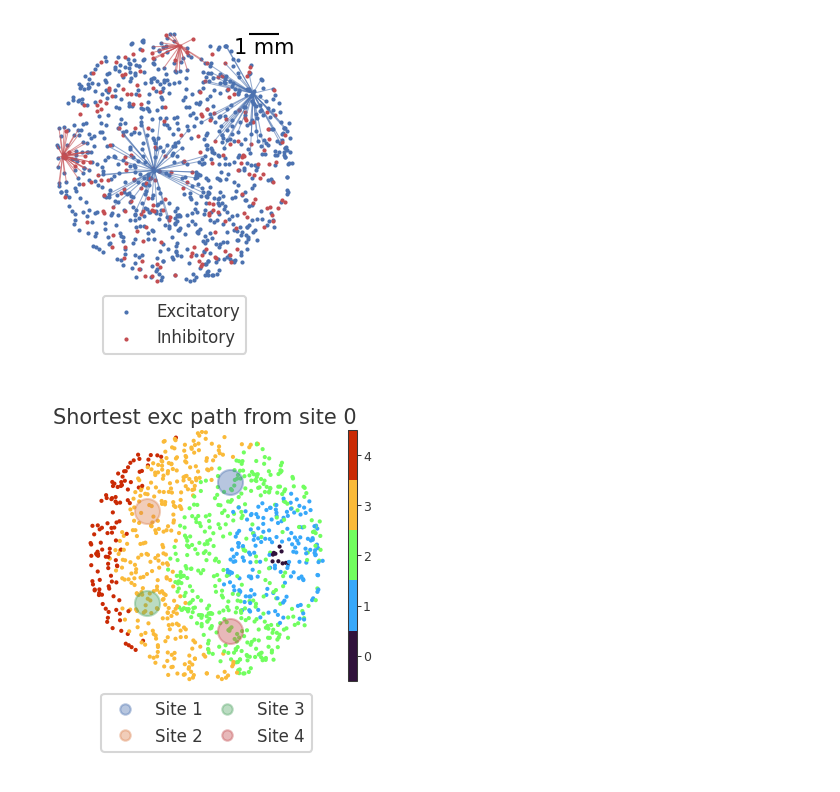
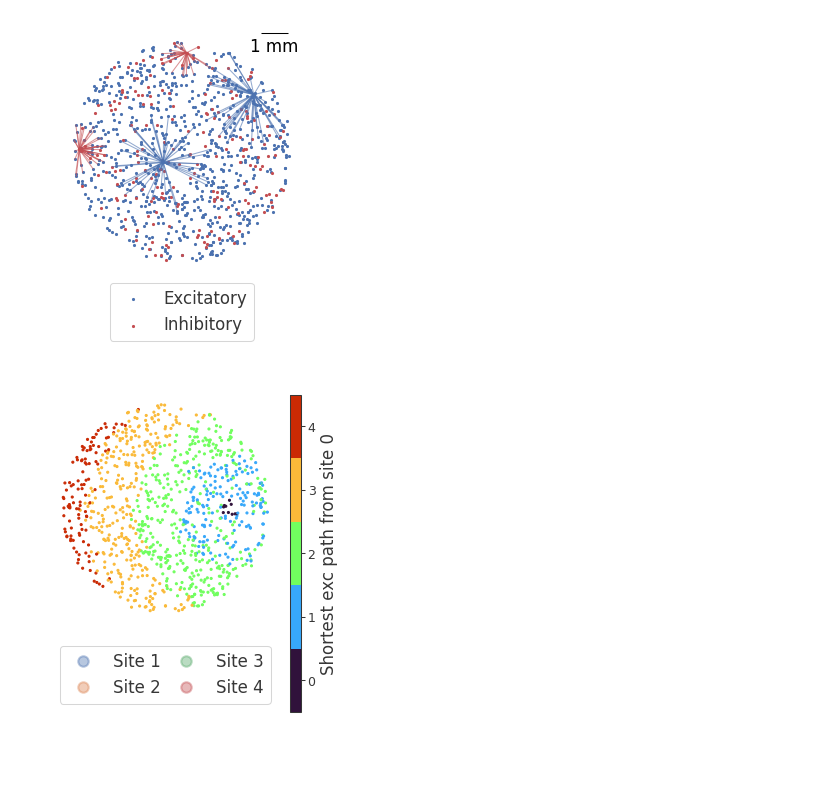
Before and after one commit to kernfel/plasticity-synergy-deviance-detection-history, a Jupyter notebook: Fig1-structure.ipynb, the cells around one changed output. Saved outputs shown, nothing was run; the diff lists cells and outputs as text; code cells hidden in the pictures; blank space fills up the shorter version.

```diff
--- a/Fig1-structure.ipynb
+++ b/Fig1-structure.ipynb
@@ -44,60 +46,60 @@ dA, dA_max = get_distance_to_stim(cfg.stimuli['A'])
 dB, dB_max = get_distance_to_stim(cfg.stimuli['B'])
 dmax = max(dA_max, dB_max) - 1
 # %%
-def plot_structure(ax):
+def plot_structure(ax, lax):
     ax.scatter(X[:cfg.params['N_exc']], Y[:cfg.params['N_exc']], s=1, c='b', label='Excitatory')
     ax.scatter(X[cfg.params['N_exc']:], Y[cfg.params['N_exc']:], s=1, c='r', label='Inhibitory')
+    lax.scatter([], [], s=1, c='b', label='Excitatory')
+    lax.scatter([], [], s=1, c='r', label='Inhibitory')
     for i in (0, 17):
         for j in np.flatnonzero(W[i]):
             ax.plot((X[i], X[j]), (Y[i], Y[j]), c='b', lw=.5, alpha=.6)
     for i in (903,908):
         for j in np.flatnonzero(W[i]):
             ax.plot((X[i], X[j]), (Y[i], Y[j]), c='r', lw=.5, alpha=.6)
     # ax.plot([], c='C9', label='Sample exc projections')
     # ax.plot([], c='C5', label='Sample inh projections')
 
-    ax.add_artist(AnchoredSizeBar(ax.transData, 1*mm, '1 mm', 'upper right', frameon=False, borderpad=0, **styling.annotation_kwargs))
-
-    ax.legend(loc='lower center')
+    ax.add_artist(AnchoredSizeBar(ax.transData, 1*mm, '1 mm', 'upper right', frameon=False, borderpad=0, fontproperties={'size': styling.annotation_kwargs['fontsize']}))
 
     ax.set_xticks([])
     ax.set_yticks([])
+    ax.set_aspect('equal')
     sns.despine(ax=ax, left=True, bottom=True)
 
-fig = plt.figure(figsize=(1.8, 2.2), dpi=150)
-gs = fig.add_gridspec(1, 1, left=0, right=.9, top=1, bottom=0)
-ax = fig.add_subplot(gs[0])
-plot_structure(ax)
-ax.set_ylim(-6.5*mm, 4.05*mm)
-ax.set_xlim(-4.05*mm, 4.05*mm)
-plt.savefig('fig1a.svg')
+    lax.legend(loc='lower center')
+    lax.set_xticks([])
+    lax.set_yticks([])
+    sns.despine(ax=lax, left=True, bottom=True)
+
+fig, axs = plt.subplots(2, figsize=(1.8, 2.2), dpi=150, height_ratios=(6,1), layout='constrained')
+plot_structure(*axs)
 # %% [output]
-[figure, old version]
+[figure, new version]
 # %%
-def plot_stim_structure(ax, cax):
-    for coords in zip(Xstim[1:], Ystim[1:]):
-        ax.plot(*coords, 'o', ms=12, alpha=.4)
-    ax.set_prop_cycle(None)
-    for label in range(1,5):
-        ax.plot([], 'o', ms=5, alpha=.4, label=f'Site {label}')
+def plot_stim_structure(ax, cax, lax):
+    for label, coords in enumerate(zip(Xstim[1:], Ystim[1:])):
+        # ax.plot(*coords, 'o', ms=12, alpha=.4)
+        lax.plot([], 'o', ms=5, alpha=.4, label=f'Site {label+1}')
 
     m = ax.scatter(X, Y, c=dA, s=1, cmap='turbo', vmax=dA_max-.5)
     ax.set_xticks([])
     ax.set_yticks([])
-    ax.legend(ncol=2, columnspacing=.5, loc='lower center')
-
-    plt.colorbar(m, cax=cax, values=range(dA_max))
-    cax.text(1, 1.01, 'Shortest exc path from site 0', transform=cax.transAxes, ha='right', va='bottom', **styling.annotation_kwargs)
+    ax.set_aspect('equal')
     sns.despine(ax=ax, left=True, bottom=True)
 
-fig = plt.figure(figsize=(2,2.2), dpi=150)
-gs = fig.add_gridspec(1, 1, left=0, right=.8, top=1, bottom=0)
-ax = fig.add_subplot(gs[0])
-cgs = fig.add_gridspec(1, 1, left=.87, right=.9, top=1, bottom=0.24)
-cax = fig.add_subplot(cgs[0])
-plot_stim_structure(ax, cax)
-ax.set_xlim(-4.05*mm, 4.05*mm)
-ax.set_ylim(-6.5*mm, 4.05*mm)
-plt.savefig('fig1b.svg')
+    lax.legend(ncol=2, columnspacing=.5, loc='lower center')
+    lax.set_xticks([])
+    lax.set_yticks([])
+    sns.despine(ax=lax, left=True, bottom=True)
+
+    plt.colorbar(m, cax=cax, values=range(dA_max), label='Shortest exc path from site 0')
+
+fig = plt.figure(figsize=(2,2.2), dpi=150, layout='compressed')
+gs = fig.add_gridspec(2, 2, width_ratios=(2, .1), height_ratios=(6,1))
+plot_stim_structure(
+    fig.add_subplot(gs[0,0]),
+    fig.add_subplot(gs[:,1]),
+    fig.add_subplot(gs[1,0]))
 # %% [output]
-[figure, old version]
+[figure, new version]
```
Also changed, not shown: parts of 7 cells of this notebook.
